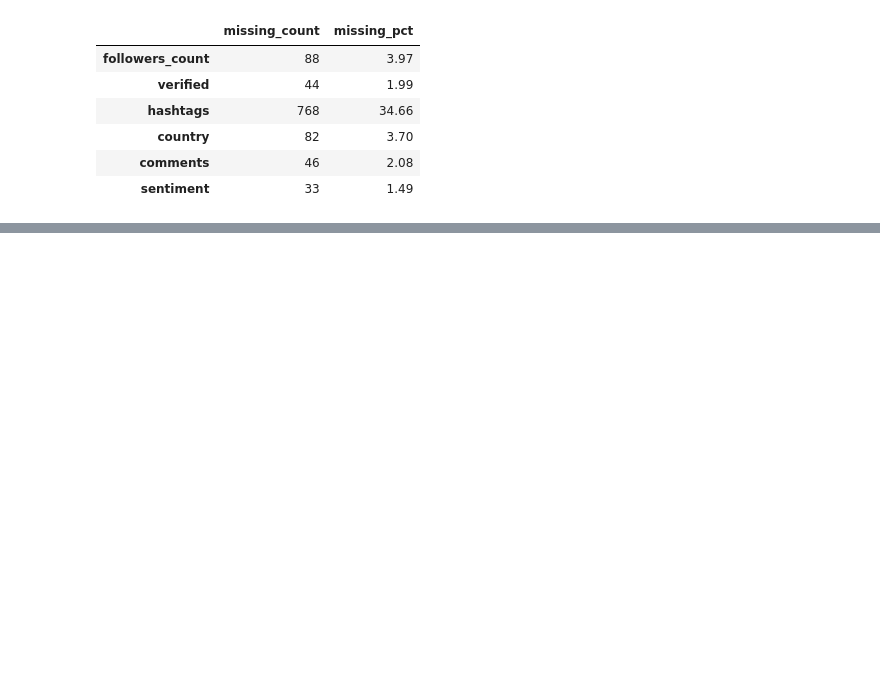
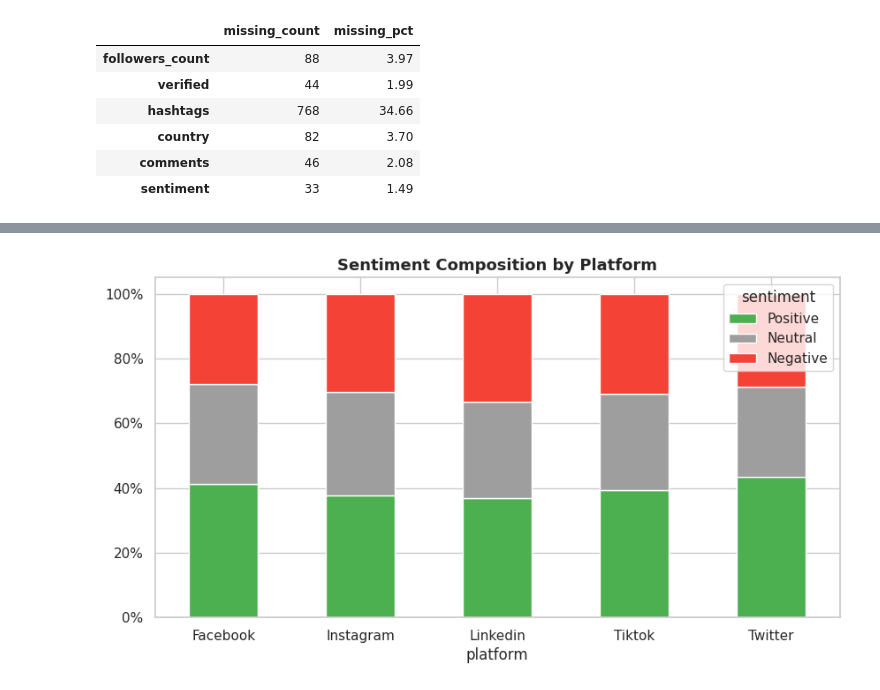
Before and after one commit to Izyan777/social-media-sentiment-analysis, a Jupyter notebook: Social_Media_Sentiment_Analysis.ipynb, the cells around one changed output, grey strips where cells are left out. Saved outputs shown, nothing was run; the diff lists cells and outputs as text; code cells hidden in the pictures; blank space fills up the shorter version.

```diff
--- a/Social_Media_Sentiment_Analysis.ipynb
+++ b/Social_Media_Sentiment_Analysis.ipynb
@@ -610,0 +322,11 @@ hold after controlling for content topic.
+# %%
+sentiment_platform_ct = pd.crosstab(df["platform"], df["sentiment"], normalize="index")
+fig, ax = plt.subplots()
+sentiment_platform_ct[["Positive", "Neutral", "Negative"]].plot(
+    kind="bar", stacked=True, color=["#4CAF50", "#9E9E9E", "#F44336"], ax=ax)
+ax.set_title("Sentiment Composition by Platform")
+ax.yaxis.set_major_formatter(mticker.PercentFormatter(1.0))
+plt.xticks(rotation=0)
+plt.show()
+# %% [output]
+[figure, added]
```
Also changed, not shown: parts of 109 cells of this notebook.
